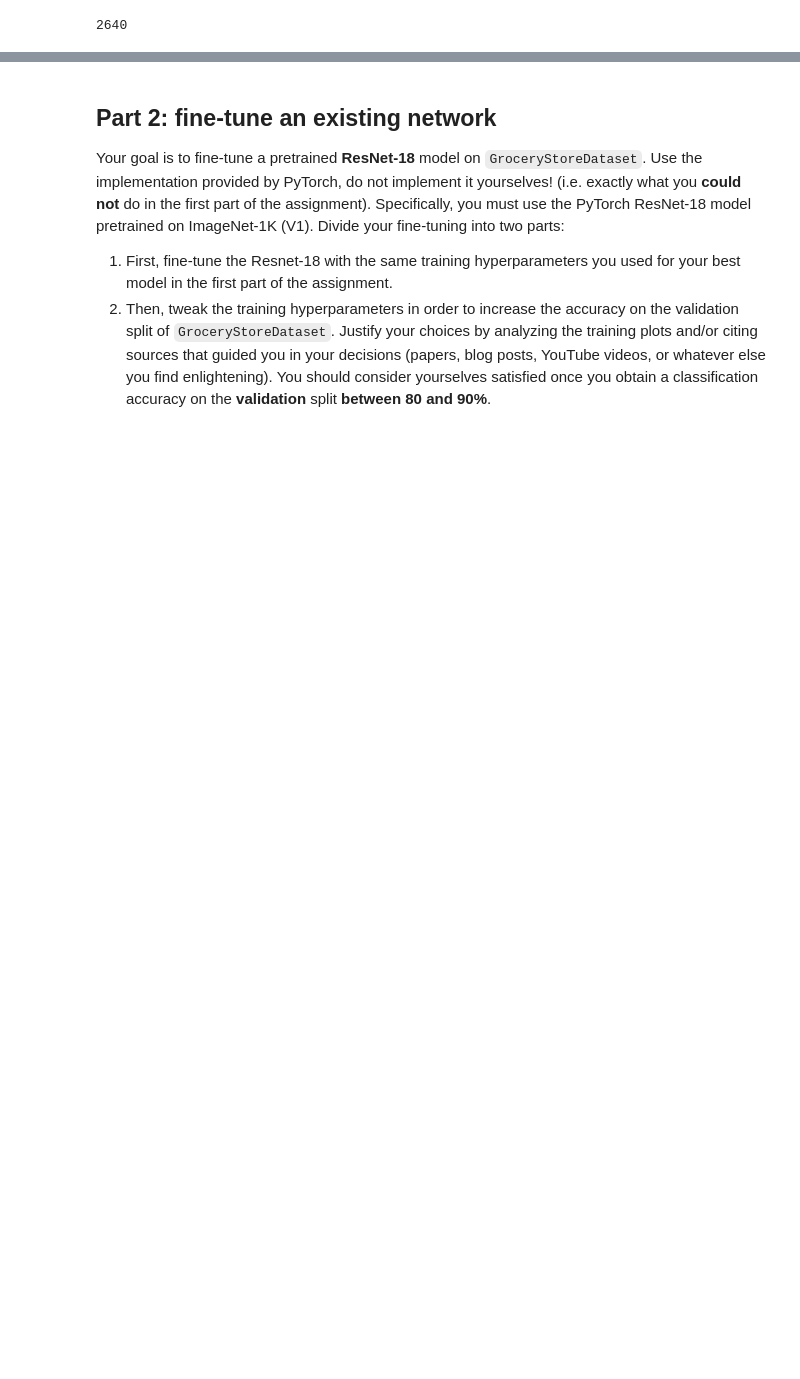
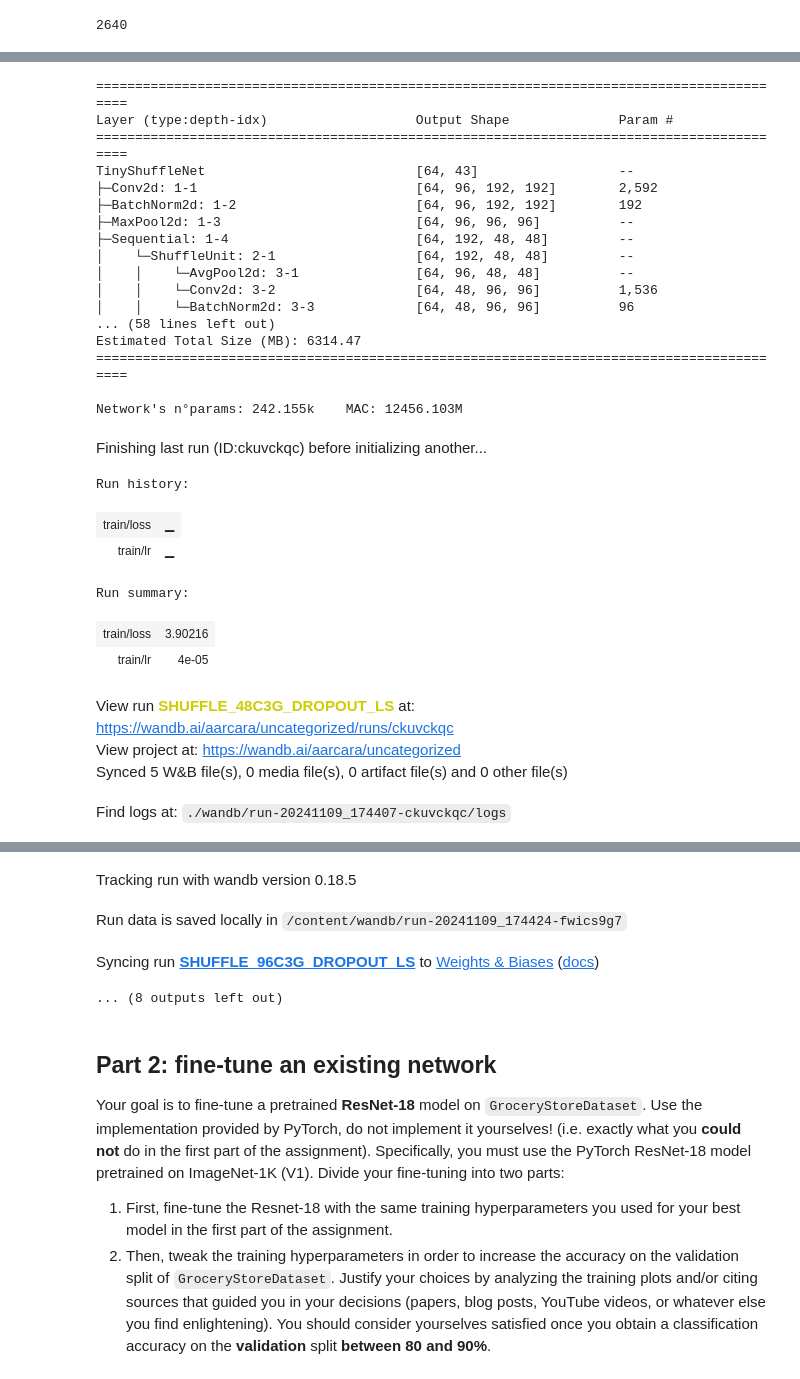
Before and after one commit to alessioarcara/ipcv_assignments, a Jupyter notebook: assignment2.ipynb, the cells around one changed output, grey strips where cells are left out. Saved outputs shown, nothing was run; the diff lists cells and outputs as text; code cells hidden in the pictures; blank space fills up the shorter version.

```diff
--- a/assignment2.ipynb
+++ b/assignment2.ipynb
@@ -496,0 +276,8 @@ Epoch [12/20], Train Loss: 0.9937, Train Acc: 0.7170, Val Loss: 1.8688, Val Acc:
+# %%
+def print_summary(net, input_size, verbose=True):
+    from torchinfo import summary
+    net_info = summary(net, input_size=input_size)
+    params = net_info.total_params
+    macs = net_info.total_mult_adds
+    if verbose: print(net_info)
+    print("\nNetwork's n°params: %.3fk \tMAC: %.3fM\n" % (params/1e3, macs/1e6))
@@ -496,0 +477,44 @@ Epoch [12/20], Train Loss: 0.9937, Train Acc: 0.7170, Val Loss: 1.8688, Val Acc:
+# %%
+model = TinyShuffleNet(96, 3, train_dataset.get_num_classes())
+print_summary(model, (64, 3, 384, 384))
+
+cfg["run_name"] = "SHUFFLE_96C3G_DROPOUT_LS"
+
+trainer = Trainer(
+    model,
+    train_loader,
+    val_loader,
+    device,
+    train_dataset.get_num_classes()
+)
+
+trainer.train()
+# %% [output]
+==========================================================================================
+Layer (type:depth-idx)                   Output Shape              Param #
+==========================================================================================
+TinyShuffleNet                           [64, 43]                  --
+├─Conv2d: 1-1                            [64, 96, 192, 192]        2,592
+├─BatchNorm2d: 1-2                       [64, 96, 192, 192]        192
+├─MaxPool2d: 1-3                         [64, 96, 96, 96]          --
+├─Sequential: 1-4                        [64, 192, 48, 48]         --
+│    └─ShuffleUnit: 2-1                  [64, 192, 48, 48]         --
+│    │    └─AvgPool2d: 3-1               [64, 96, 48, 48]          --
+│    │    └─Conv2d: 3-2                  [64, 48, 96, 96]          1,536
+│    │    └─BatchNorm2d: 3-3             [64, 48, 96, 96]          96
+... (58 lines left out)
+Estimated Total Size (MB): 6314.47
+==========================================================================================
+
+Network's n°params: 242.155k    MAC: 12456.103M
+Finishing last run (ID:ckuvckqc) before initializing another...
+Run history:
+| train/loss | ▁ |
+| train/lr | ▁ |
+Run summary:
+| train/loss | 3.90216 |
+| train/lr | 4e-05 |
+View run SHUFFLE_48C3G_DROPOUT_LS at: https://wandb.ai/aarcara/uncategorized/runs/ckuvckqc
+View project at: https://wandb.ai/aarcara/uncategorized
+Synced 5 W&B file(s), 0 media file(s), 0 artifact file(s) and 0 other file(s)
+Find logs at: ./wandb/run-20241109_174407-ckuvckqc/logs
@@ -497,3 +522,7 @@ Epoch [12/20], Train Loss: 0.9937, Train Acc: 0.7170, Val Loss: 1.8688, Val Acc:
+Tracking run with wandb version 0.18.5
+Run data is saved locally in /content/wandb/run-20241109_174424-fwics9g7
+Syncing run SHUFFLE_96C3G_DROPOUT_LS to Weights & Biases (docs)
+... (8 outputs left out)
 # %% [markdown]
 ## Part 2: fine-tune an existing network
 
```
Also changed, not shown: parts of 28 cells of this notebook.
